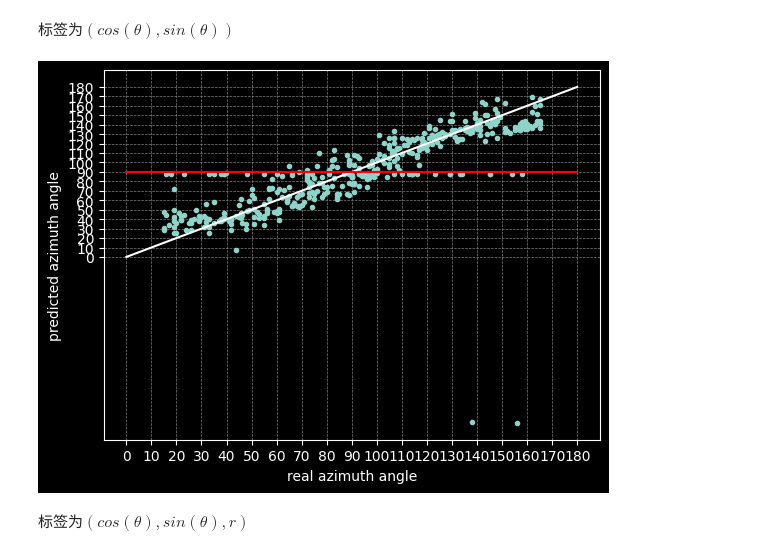
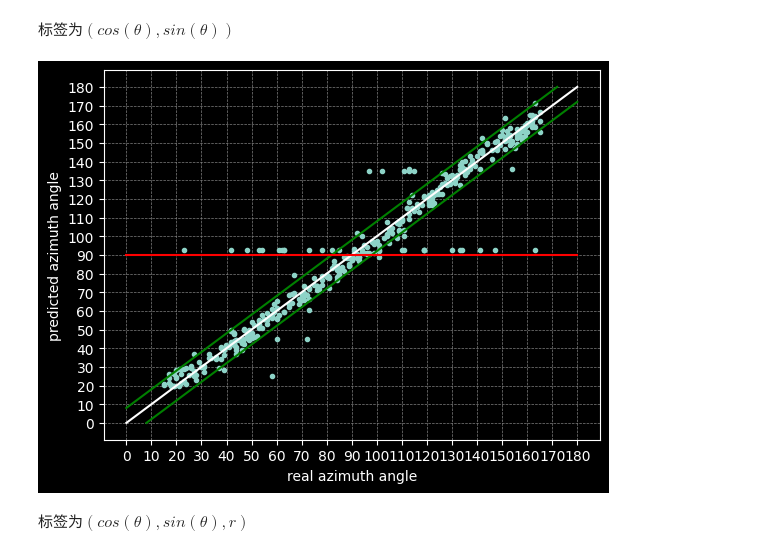
Before and after one commit to LeoJhonSong/ternary-array-passive-bearing, a Jupyter notebook: wideband_cpsd_cnn.ipynb, the cells around one changed output. Saved outputs shown, nothing was run; the diff lists cells and outputs as text; code cells hidden in the pictures.

```diff
--- a/wideband_cpsd_cnn.ipynb
+++ b/wideband_cpsd_cnn.ipynb
@@ -123,6 +134,23 @@ batch_size = 256
 # 取样时有打乱
 dl_train = DataLoader(ds_train, batch_size=batch_size, shuffle=True, num_workers=16, drop_last=False)
 dl_val = DataLoader(ds_val, batch_size=batch_size, shuffle=True, num_workers=16, drop_last=False)
+# %%
+from torchvision.models import resnet18, ResNet18_Weights
+class Predictor(nn.Module):
+
+    def __init__(self):
+        super().__init__()
+        weights = ResNet18_Weights.DEFAULT
+        # self.resnet18 = resnet18()
+        self.resnet18 = resnet18(weights=weights)
+        self.resnet18.fc = torch.nn.Linear(in_features=self.resnet18.fc.in_features, out_features=2)
+        self.transforms = weights.transforms(antialias=True)
+
+    def forward(self, x: torch.Tensor) -> torch.Tensor:
+        x = self.transforms(x)
+        x = self.resnet18(x)
+        x = torch.tanh(x)
+        return x
 # %%
 # from torchviz import make_dot
 
@@ -140,24 +168,6 @@ def init_weights(m):
     if type(m) == torch.nn.Linear:
         torch.nn.init.normal_(m.weight)
         m.bias.data.fill_(0.0)
-
-from torchvision.models import resnet18, ResNet18_Weights
-class Predictor(nn.Module):
-
-    def __init__(self):
-        super().__init__()
-        weights = ResNet18_Weights.DEFAULT
-        self.resnet18 = resnet18(weights=weights)
-        self.resnet18.fc = torch.nn.Linear(in_features=self.resnet18.fc.in_features, out_features=3)
-        # torch.nn.init.normal_(self.resnet18.fc.weight)
-        # self.resnet18.fc.bias.data.fill_(0.0)
-        self.transforms = weights.transforms(antialias=True)
-
-    def forward(self, x: torch.Tensor) -> torch.Tensor:
-        x = self.transforms(x)
-        x = self.resnet18(x)
-        x = torch.tanh(x)
-        return x
 
 net = Predictor()
 # net.apply(init_weights)  # 初始化权重为全零
@@ -255,31 +248,34 @@ def show_cam():
 # %%
 device = torch.device('cuda')
 
 checkpoint_path = "./exp/checkpoint"
 checkpoint = torch.load(checkpoint_path)
+net = Predictor()
 net.load_state_dict(checkpoint)
 net.eval()
 net.to(device)
 
 dl_val = DataLoader(ds_val, batch_size=400, shuffle=False, num_workers=16, drop_last=False)
 data, label = next(iter(dl_val))
 data = data.to(device)
 predicted = net(data).detach().cpu().numpy()
 # predicted_angles = np.argmax(predicted, axis=1) + 15
 # label_angles = label.argmax().numpy() + 15
 label_angles = np.rad2deg(np.arctan2(label[:, 1], label[:, 0]))
 predicted_angles = np.rad2deg(np.arctan2(predicted[:, 1], predicted[:, 0]))
 plt.plot(label_angles, predicted_angles, '.')
 plt.plot([0, 180], [0, 180], 'white')
+plt.plot([0, 172], [8, 180], 'green')
+plt.plot([8, 180], [0, 172], 'green')
 plt.plot([0, 180], [90, 90], 'red')
 
 plt.xlabel('real azimuth angle')
 plt.ylabel('predicted azimuth angle')
 plt.xticks(np.arange(0, 190, 10))
 plt.yticks(np.arange(0, 190, 10))
 plt.grid(True, which='major', color='gray', linestyle='--', linewidth=0.5)
 # %% [output]
-[figure, old version]
+[figure, new version]
 # %% [markdown]
 标签为$(cos(\theta), sin(\theta), r)$
 # %%
```
Also changed, not shown: parts of 7 cells of this notebook.
